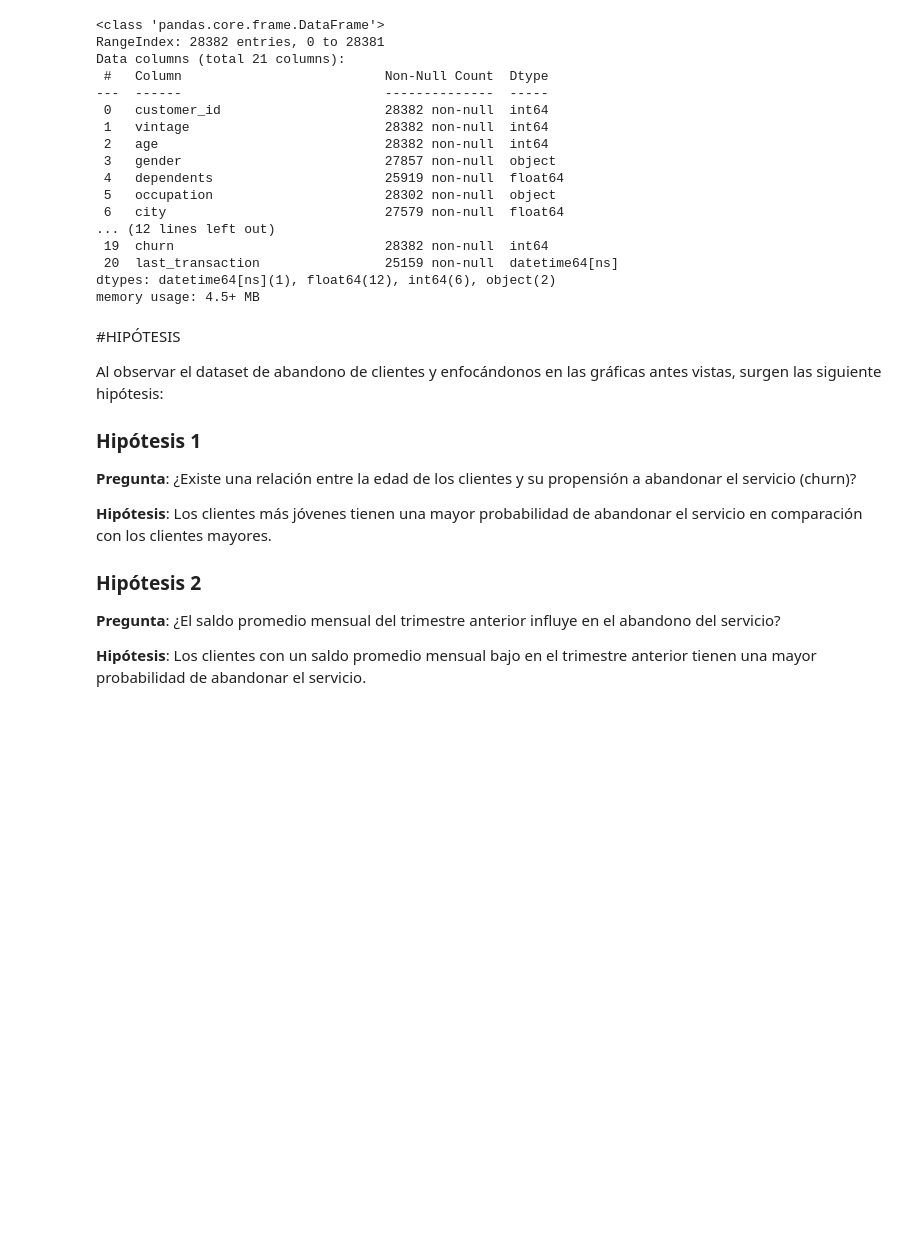
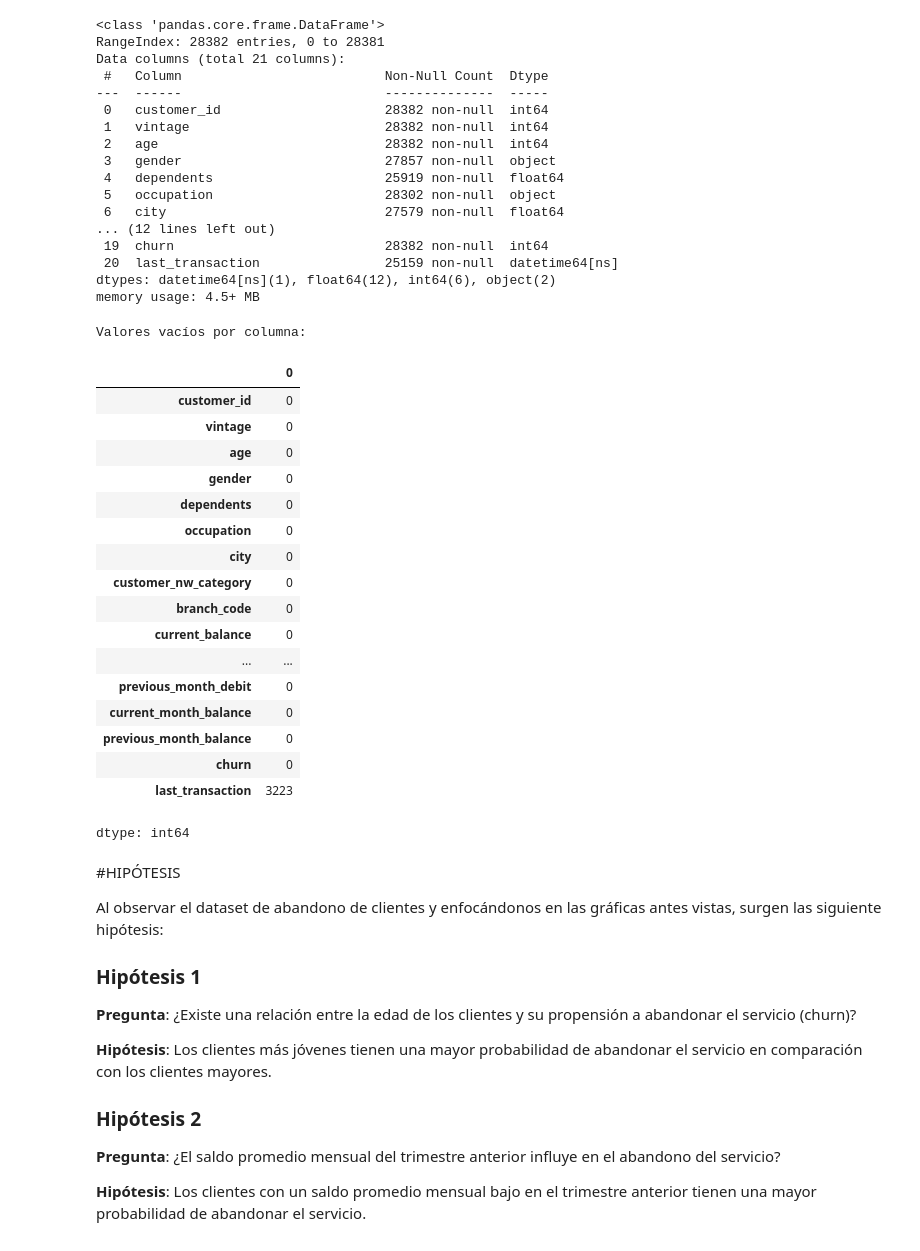
Before and after one commit to RosaGaLl/DataScience, a Jupyter notebook: ProyectoDS_ParteI_Garay_Llacsa.ipynb, the cells around one changed output. Drawn from its saved outputs; the diff is of its cells as text; code cells hidden in the pictures; blank space fills up the shorter version.

```diff
--- a/ProyectoDS_ParteI_Garay_Llacsa.ipynb
+++ b/ProyectoDS_ParteI_Garay_Llacsa.ipynb
@@ -172,6 +174,30 @@ def fill_city(row):
         return row['city']
 
 data['city'] = data.apply(fill_city, axis=1)
+# %%
+Datos_nan = data.isnull().sum()
+print("\nValores vacíos por columna:")
+Datos_nan
+# %% [output]
+Valores vacíos por columna:
+|  | 0 |
+| customer_id | 0 |
+| vintage | 0 |
+| age | 0 |
+| gender | 0 |
+| dependents | 0 |
+| occupation | 0 |
+| city | 0 |
+| customer_nw_category | 0 |
+| branch_code | 0 |
+| current_balance | 0 |
+| ... | ... |
+| previous_month_debit | 0 |
+| current_month_balance | 0 |
+| previous_month_balance | 0 |
+| churn | 0 |
+| last_transaction | 3223 |
+dtype: int64
 # %% [markdown]
 
 #HIPÓTESIS
```
Also changed, not shown: parts of 16 cells of this notebook.
